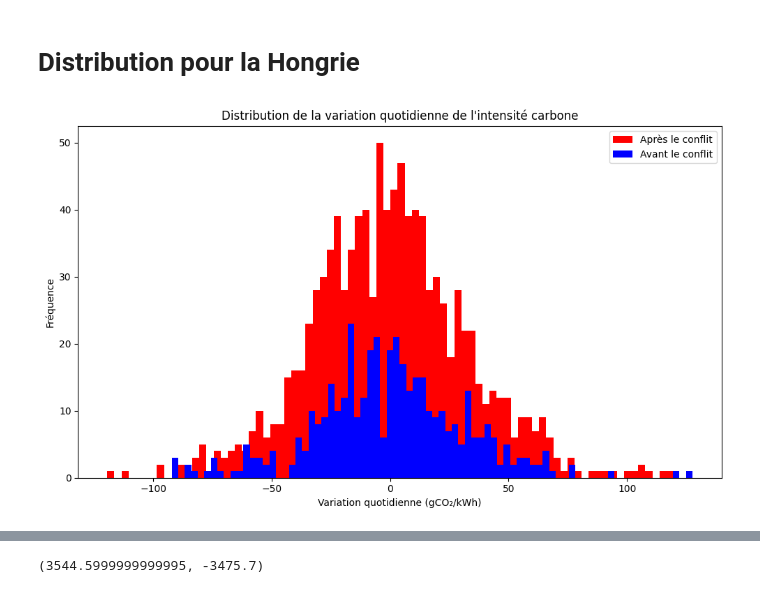
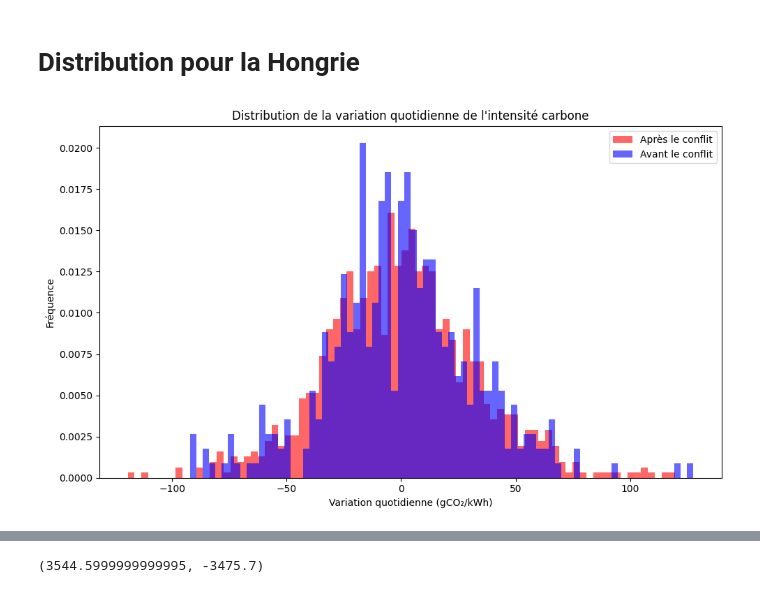
Before and after one commit to RaphLC16/M1EDE, a Jupyter notebook: distri.ipynb, the cells around one changed output, grey strips where cells are left out. Drawn from its saved outputs; the diff is of its cells as text; code cells hidden in the pictures.

Commit message:
Meilleur graph de distri

```diff
--- a/distri.ipynb
+++ b/distri.ipynb
@@ -17,33 +17,33 @@ df = df.sort_values(by='Datetime (UTC)')
 
 # Calculer la variation quotidienne de la colonne 'Carbon Intensity gCO₂eq/kWh (LCA)'
 df['Variation'] = df['Carbon Intensity gCO₂eq/kWh (LCA)'].diff(7)
 
 
 
 # Définir la date du conflit en Ukraine
 date_conflit = pd.to_datetime('2022-02-24')
 
 # Séparer les données avant et après le conflit
 df_avant_conflit = df[df['Datetime (UTC)'] < date_conflit]
 df_apres_conflit = df[df['Datetime (UTC)'] >= date_conflit]
 
 # Tracer les distributions de la variation quotidienne avant et après le conflit avec transparence
 plt.figure(figsize=(10, 6))
 
 # Tracer l'histogramme de la variation quotidienne après le conflit avec transparence
-plt.hist(df_apres_conflit['Variation'].dropna(), bins=80, color='red', alpha=1., label='Après le conflit')
+plt.hist(df_apres_conflit['Variation'].dropna(), bins=80, color='red', alpha=0.6, label='Après le conflit', density=True)
 # Tracer l'histogramme de la variation quotidienne avant le conflit avec transparence
-plt.hist(df_avant_conflit['Variation'].dropna(), bins=80, color='blue', alpha=1., label='Avant le conflit')
+plt.hist(df_avant_conflit['Variation'].dropna(), bins=80, color='blue', alpha=0.6, label='Avant le conflit', density=True)
 
 
 # Ajouter les labels et la légende
 plt.title('Distribution de la variation quotidienne de l\'intensité carbone')
 plt.xlabel('Variation quotidienne (gCO₂/kWh)')
 plt.ylabel('Fréquence')
 plt.legend(loc='upper right')
 
 # Afficher le graphique
 plt.tight_layout()
 plt.show()
 # %% [output]
-[figure, old version]
+[figure, new version]
```
Also changed, not shown: parts of 1 cell of this notebook.
